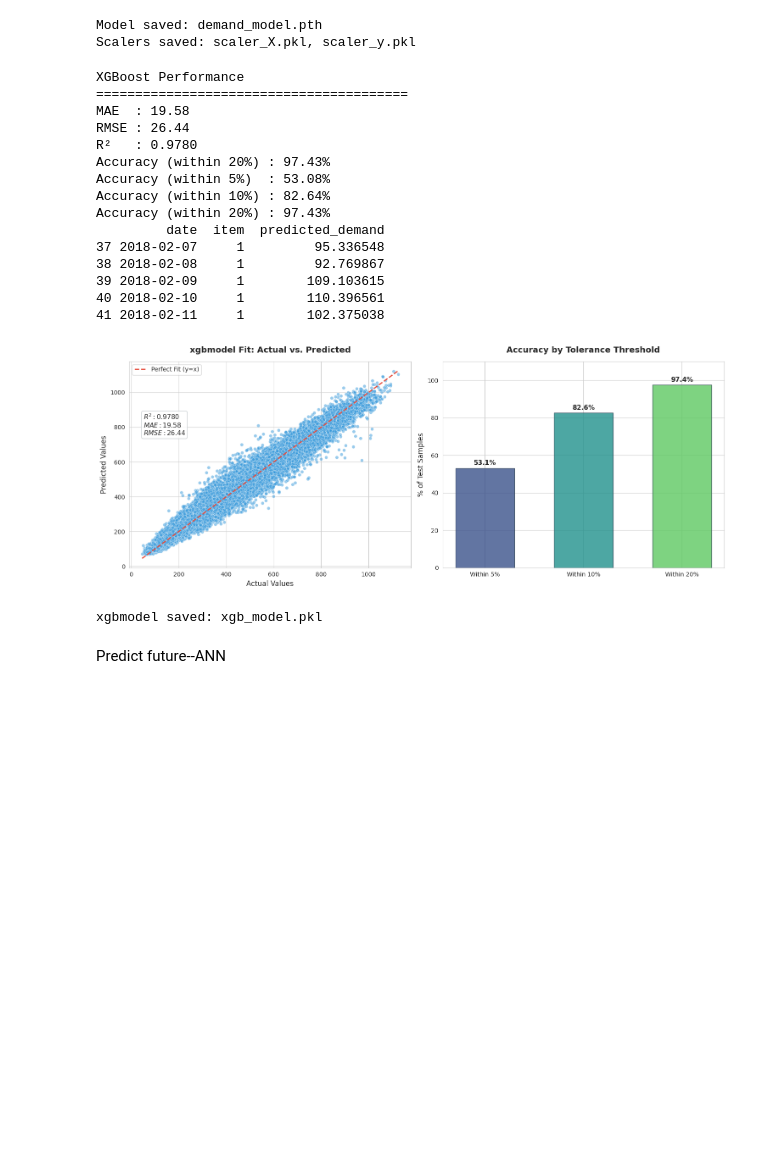
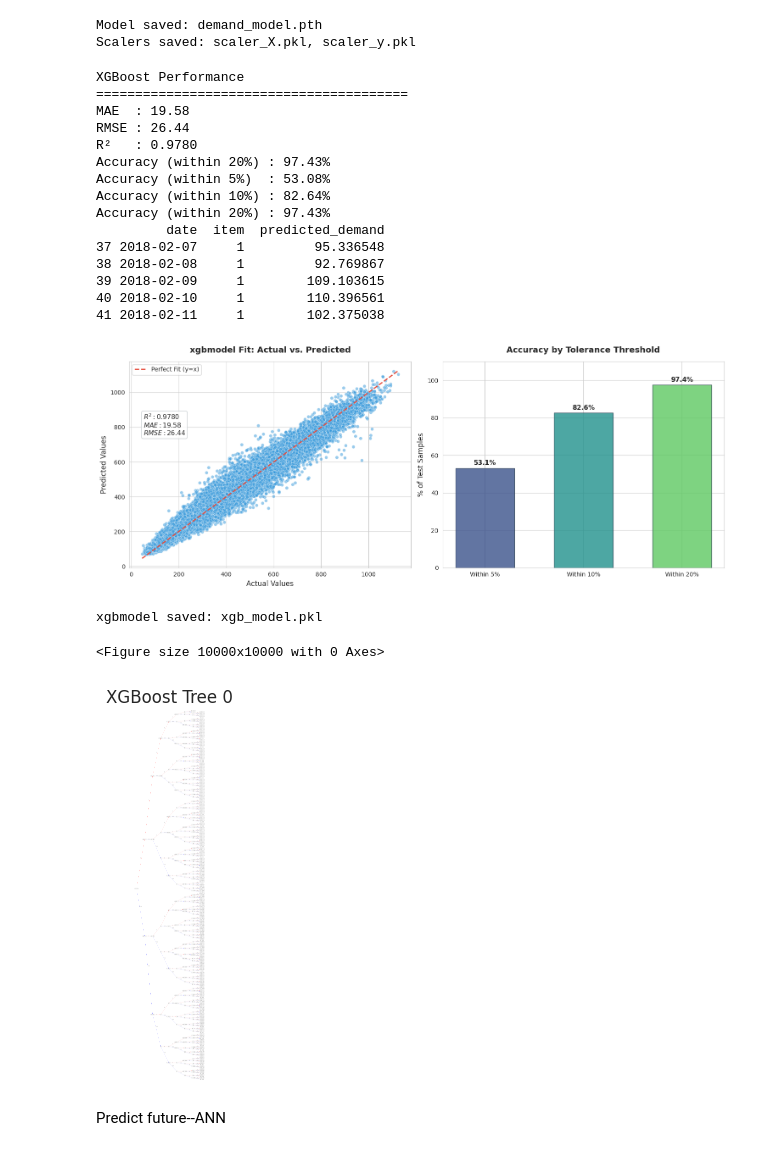
Before and after one commit to NAGSnag/Amity-Major-project---Warehouse-management-using-XGBoost, a Jupyter notebook: Ai Training data/Final Model .ipynb, the cells around one changed output. Drawn from its saved outputs; the diff is of its cells as text; code cells hidden in the pictures; blank space fills up the shorter version.

```diff
--- a/Ai Training data/Final Model .ipynb
+++ b/Ai Training data/Final Model .ipynb
@@ -370,33 +363,53 @@ axes[1].set_title('Accuracy by Tolerance Threshold', fontsize=14, fontweight='bo
 axes[1].set_ylabel('% of Test Samples', fontsize=12)
 axes[1].set_ylim(0, 110)
 for bar in bars:
     height = bar.get_height()
     axes[1].text(bar.get_x() + bar.get_width()/2., height + 1, f'{height:.1f}%',
                  ha='center', va='bottom', fontweight='bold', fontsize=11)
 
 plt.tight_layout()
 plt.show()
 
 joblib.dump(xgbmodel, 'xgbmodel.pkl')
 print("xgbmodel saved: xgb_model.pkl")
+from xgboost import plot_importance
+import matplotlib.pyplot as plt
+from xgboost import plot_tree
+
+plt.figure(figsize=(100, 100))
+
+plot_tree(
+    xgbmodel,
+    tree_idx=0,
+    rankdir="LR"
+)
+
+plt.title("XGBoost Tree 0")
+
+# Save image
+plt.savefig("xgboost_tree_0.png", dpi=300, bbox_inches="tight")
+
+plt.show()
 # %% [output]
 XGBoost Performance
 ========================================
 MAE  : 19.58
 RMSE : 26.44
 R²   : 0.9780
 Accuracy (within 20%) : 97.43%
 Accuracy (within 5%)  : 53.08%
 Accuracy (within 10%) : 82.64%
 Accuracy (within 20%) : 97.43%
          date  item  predicted_demand
 37 2018-02-07     1         95.336548
 38 2018-02-08     1         92.769867
 39 2018-02-09     1        109.103615
 40 2018-02-10     1        110.396561
 41 2018-02-11     1        102.375038
 [figure]
 xgbmodel saved: xgb_model.pkl
+<Figure size 10000x10000 with 0 Axes>
+[figure, added]
 # %% [markdown]
 Predict future--ANN
 # %%
```
Also changed, not shown: parts of 1 cell of this notebook, 4 other files.
